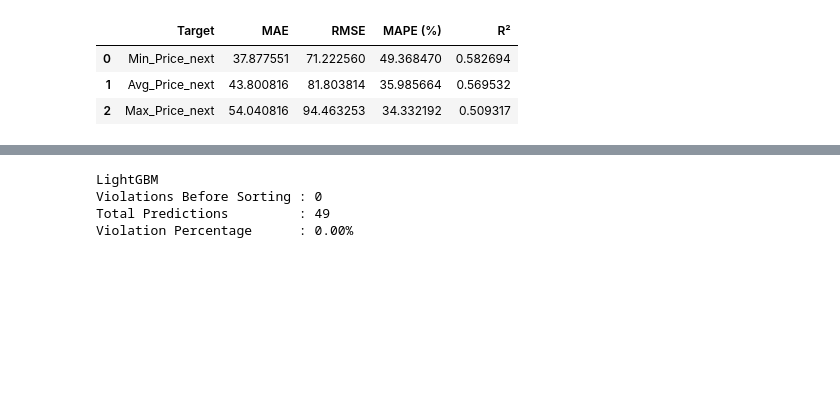
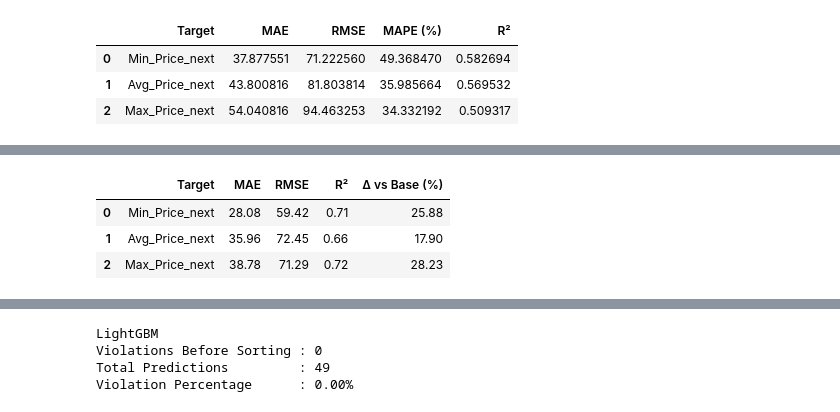
Before and after one commit to Sristy09/Multi-Target-Price-Forecasting, a Jupyter notebook: 05_Multitarget_forecasting.ipynb, the cells around one changed output, grey strips where cells are left out. Saved outputs shown, nothing was run; the diff lists cells and outputs as text; code cells hidden in the pictures; blank space fills up the shorter version.

```diff
--- a/05_Multitarget_forecasting.ipynb
+++ b/05_Multitarget_forecasting.ipynb
@@ -489,3 +551,33 @@ comparison_df.round(2)
+# %%
+# LightGBM Metrics
+lgb_results = []
+
+for i, col in enumerate(targets_next):
+
+    actual = y_test.iloc[:, i]
+    pred = y_pred_lgb_test[:, i]
+
+    # Improvement over baseline
+    baseline_mae = mean_absolute_error(actual, baseline_pred.iloc[:, i])
+    lgb_mae = mean_absolute_error(actual, pred)
+
+    delta = ((baseline_mae - lgb_mae) / baseline_mae) * 100
+
+    lgb_results.append({
+        "Target": col,
+        "MAE": lgb_mae,
+        "RMSE": np.sqrt(mean_squared_error(actual, pred)),
+        "R²": r2_score(actual, pred),
+        "Δ vs Base (%)": delta
+    })
+
+lgb_df = pd.DataFrame(lgb_results).round(2)
+lgb_df
+# %% [output]
+|  | Target | MAE | RMSE | R² | Δ vs Base (%) |
+| 0 | Min_Price_next | 28.08 | 59.42 | 0.71 | 25.88 |
+| 1 | Avg_Price_next | 35.96 | 72.45 | 0.66 | 17.90 |
+| 2 | Max_Price_next | 38.78 | 71.29 | 0.72 | 28.23 |
 # %%
 # Random Forest Ordering Violations
 
```
Also changed, not shown: parts of 18 cells of this notebook, 36 other files.
